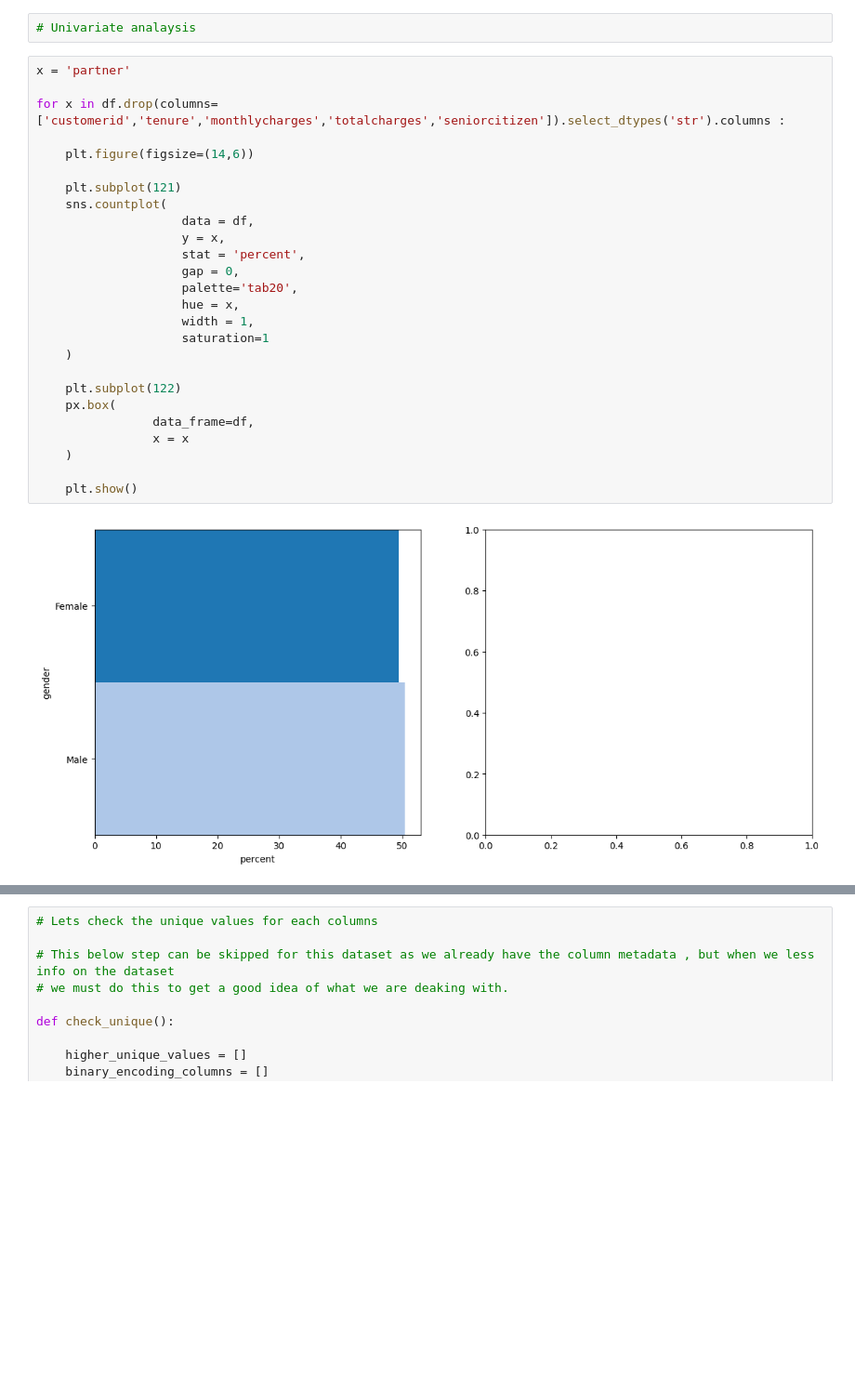
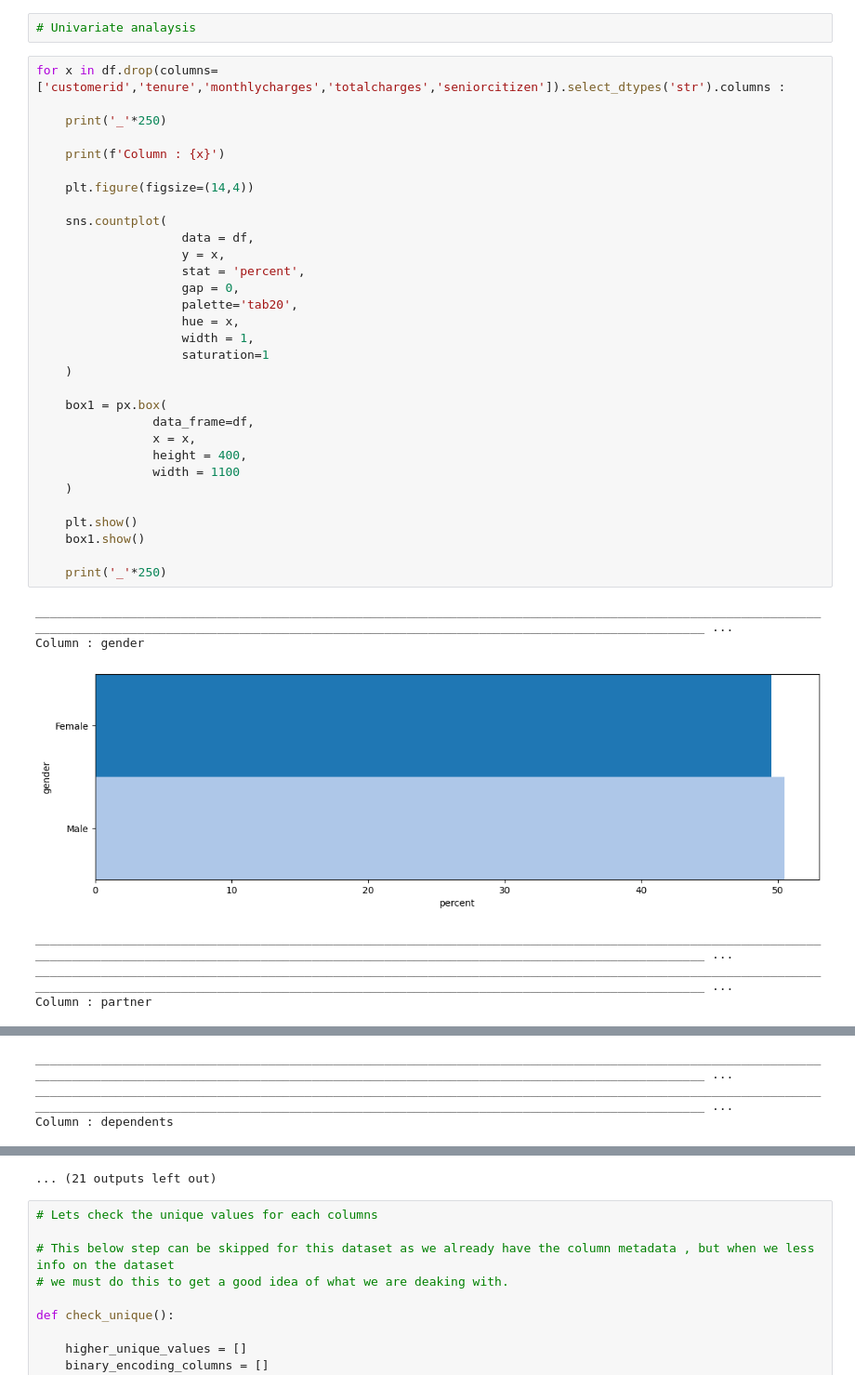
Before and after one commit to AyushDevadiga1/ml-customer-churn-prediction-app, a Jupyter notebook: model_training/train.ipynb, the cells around one changed output, grey strips where cells are left out. Shown at 93% size. Drawn from its saved outputs; the diff is of its cells as text; blank space fills up the shorter version.

```diff
--- a/model_training/train.ipynb
+++ b/model_training/train.ipynb
@@ -158,30 +165,40 @@ We need to examine the number of unique value for each of the columns to reach a
 # %%
 # Univariate analaysis
 # %%
-x = 'partner'
-
 for x in df.drop(columns=['customerid','tenure','monthlycharges','totalcharges','seniorcitizen']).select_dtypes('str').columns :
 
-    plt.figure(figsize=(14,6))
+    print('_'*250)
 
-    plt.subplot(121)
+    print(f'Column : {x}')
+
+    plt.figure(figsize=(14,4))
+
     sns.countplot(
                     data = df,
                     y = x,
                     stat = 'percent',
                     gap = 0,
                     palette='tab20',
                     hue = x,
                     width = 1,
                     saturation=1
     )
 
-    plt.subplot(122)
-    px.box(
+    box1 = px.box(
                 data_frame=df,
-                x = x
+                x = x,
+                height = 400,
+                width = 1100
     )
 
     plt.show()
+    box1.show()
+
+    print('_'*250)
 # %% [output]
+________________________________________________________________________________________________________________________________________________________________________________________________________ ...
+Column : gender
-[figure, old version]
+[figure, new version]
+________________________________________________________________________________________________________________________________________________________________________________________________________ ...
+________________________________________________________________________________________________________________________________________________________________________________________________________ ...
+Column : partner
@@ -188,0 +206,3 @@ for x in df.drop(columns=['customerid','tenure','monthlycharges','totalcharges',
+________________________________________________________________________________________________________________________________________________________________________________________________________ ...
+________________________________________________________________________________________________________________________________________________________________________________________________________ ...
+Column : dependents
@@ -201,3 +222,4 @@ for x in df.drop(columns=['customerid','tenure','monthlycharges','totalcharges',
+... (21 outputs left out)
 # %%
 # Lets check the unique values for each columns
 
```
Also changed, not shown: parts of 2 cells of this notebook.
